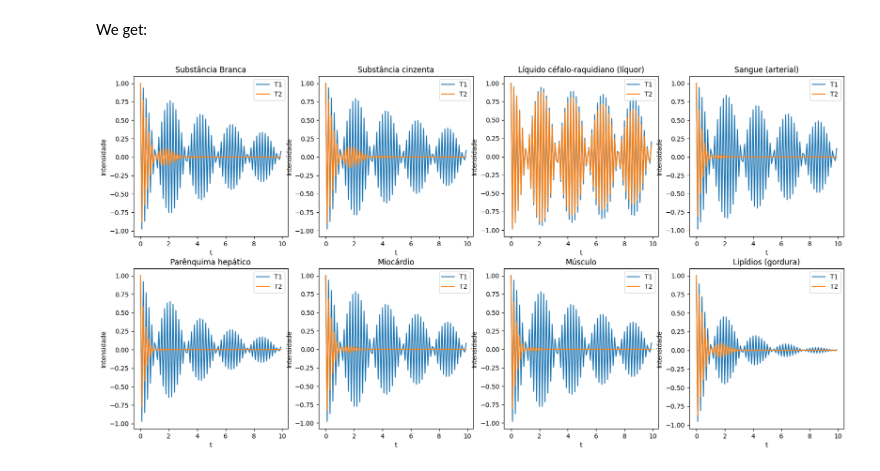
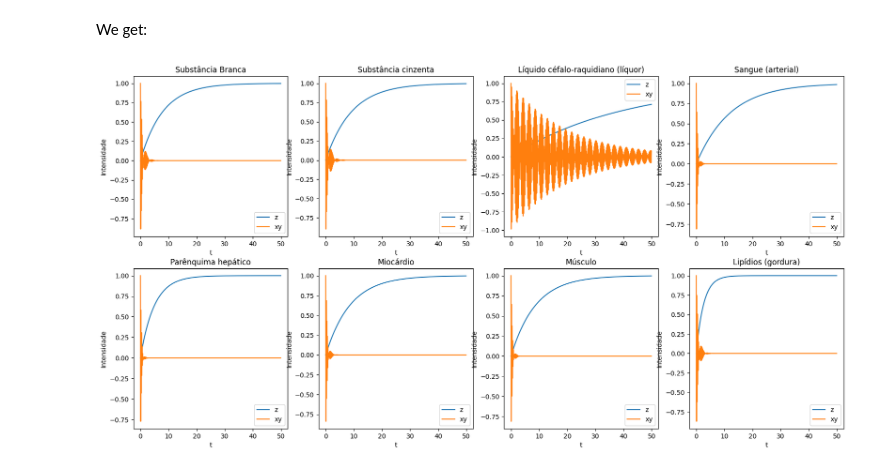
Before and after one commit to JoaoDell/MRI-study, a Jupyter notebook: examples/relaxation_times.ipynb, the cells around one changed output. Saved outputs shown, nothing was run; the diff lists cells and outputs as text; code cells hidden in the pictures.

```diff
--- a/examples/relaxation_times.ipynb
+++ b/examples/relaxation_times.ipynb
@@ -36,7 +36,7 @@ titles = list(T1_d.keys())
 Configuring the time parameters:
 # %%
 t_0 = 0.0
-t_n = 10.0
+t_n = 50.0
 dt = 0.1
 t = np.arange(t_0, t_n, dt)
 # %% [markdown]
@@ -47,8 +47,10 @@ t_a = np.repeat(t, T1.shape[0]).reshape((t.shape[0], T1.shape[0])).T
 T1_ts = np.repeat(T1, t.shape[0]).reshape((T1.shape[0], t.shape[0]))
 T2_ts = np.repeat(T2, t.shape[0]).reshape((T2.shape[0], t.shape[0]))
 
-T1_f = np.exp(-t_a/T1_ts)
-T2_f = np.exp(-t_a/T2_ts)
+M_0 = 1.0
+
+M_z = M_0*(1.0 - np.exp(-t_a/T1_ts))
+M_xy = M_0*np.exp(-t_a/T2_ts)
 # %% [markdown]
 We get:
 # %%
@@ -58,8 +60,8 @@ for i in range(8):
     plt.title(titles[i])
     plt.xlabel('t')
     plt.ylabel('Intensidade')
-    plt.plot(t_a[i], T1_f[i], label = 'T1')
-    plt.plot(t_a[i], T2_f[i], label = 'T2')
+    plt.plot(t_a[i], M_z[i], label = 'z')
+    plt.plot(t_a[i], M_xy[i], label = 'xy')
     plt.legend()
 
 plt.show()
@@ -82,16 +80,20 @@ T2_i = (T2_f*f).real
+# %%
+Mz_i = (M_z).real
+
+M_xy_i = (M_xy*f).real
 # %% [markdown]
 We get:
 # %%
 plt.figure(figsize = (20,10))
 for i in range(8):
     plt.subplot(241 + i)
     plt.title(titles[i])
     plt.xlabel('t')
     plt.ylabel('Intensidade')
-    plt.plot(t_a[i], T1_i[i], label = 'T1')
-    plt.plot(t_a[i], T2_i[i], label = 'T2')
+    plt.plot(t_a[i], Mz_i[i], label = 'z')
+    plt.plot(t_a[i], M_xy_i[i], label = 'xy')
     plt.legend()
 
 plt.show()
 # %% [output]
-[figure, old version]
+[figure, new version]
```
Also changed, not shown: parts of 2 cells of this notebook.
